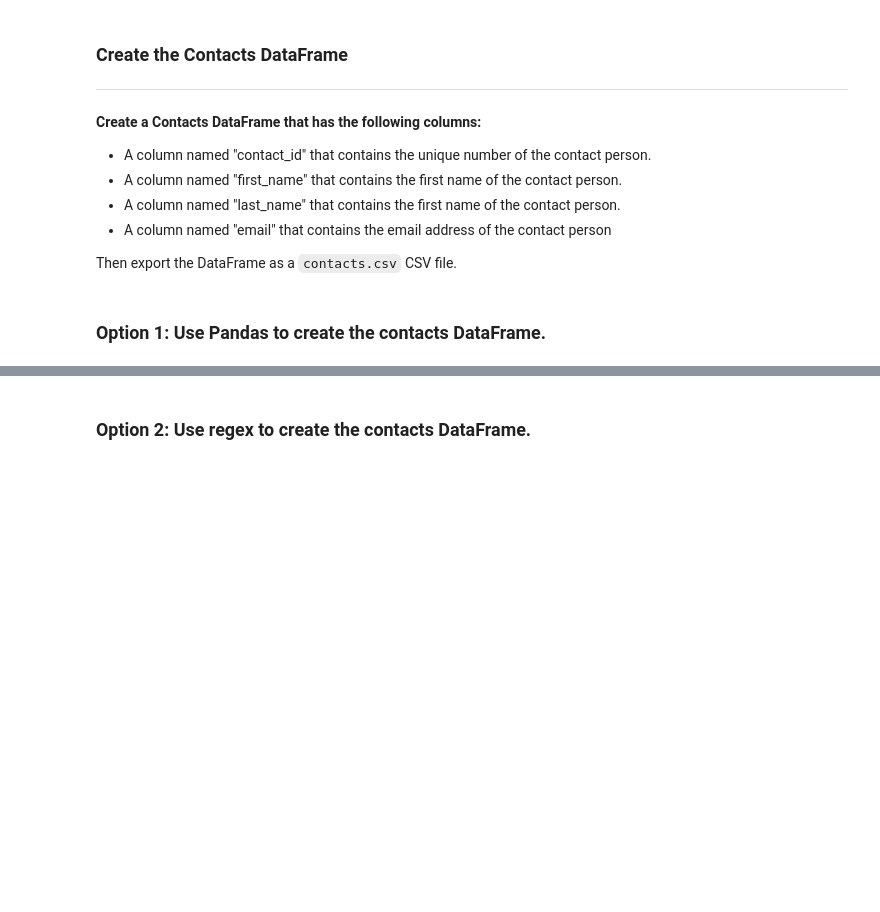
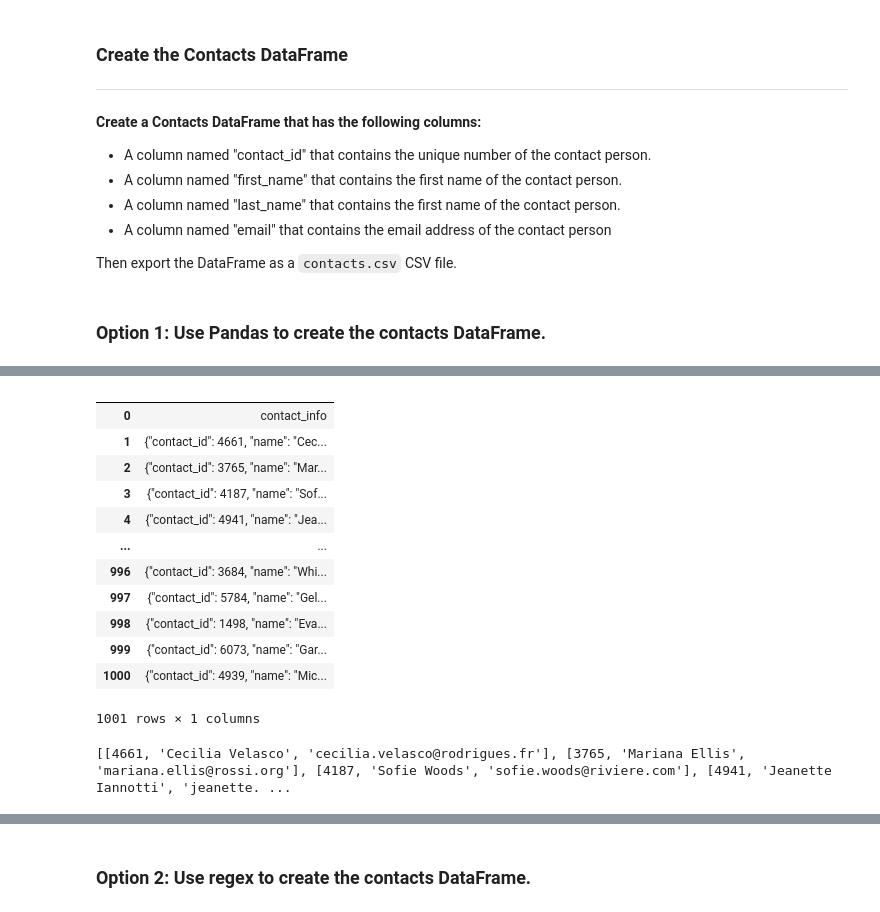
Before and after one commit to AllisonChase/Crowdfunding-ETL, a Jupyter notebook: ETL_Mini_Project_AllisonChase.EllisMcWhirter.ipynb, the cells around one changed output, grey strips where cells are left out. Cells and saved outputs as stored; diff of their text form; code cells hidden in the pictures; blank space fills up the shorter version.

```diff
--- a/ETL_Mini_Project_AllisonChase.EllisMcWhirter.ipynb
+++ b/ETL_Mini_Project_AllisonChase.EllisMcWhirter.ipynb
@@ -341,3 +343,35 @@ print(dict_values)
+# %%
+contact_info_df
+# %% [output]
+|  |  |
+| 0 | contact_info |
+| 1 | {"contact_id": 4661, "name": "Cec... |
+| 2 | {"contact_id": 3765, "name": "Mar... |
+| 3 | {"contact_id": 4187, "name": "Sof... |
+| 4 | {"contact_id": 4941, "name": "Jea... |
+| ... | ... |
+| 996 | {"contact_id": 3684, "name": "Whi... |
+| 997 | {"contact_id": 5784, "name": "Gel... |
+| 998 | {"contact_id": 1498, "name": "Eva... |
+| 999 | {"contact_id": 6073, "name": "Gar... |
+| 1000 | {"contact_id": 4939, "name": "Mic... |
+1001 rows × 1 columns
+# %%
+# Iterate through the contact_info_df and convert each row to a dictionary.
+
+import json
+dict_values = []
+
+for i, row in contact_info_df.iterrows():
+    j = row[0]  # Assuming the JSON string is in the first column
+    data = json.loads(j)  # Use json.loads() for JSON strings
+    list_comp = [m for n, m in data.items()]
+    dict_values.append(list_comp)
+
+# Print out the list of values for each row.
+print(dict_values)
+# %% [output]
+[[4661, 'Cecilia Velasco', 'cecilia.velasco@rodrigues.fr'], [3765, 'Mariana Ellis', 'mariana.ellis@rossi.org'], [4187, 'Sofie Woods', 'sofie.woods@riviere.com'], [4941, 'Jeanette Iannotti', 'jeanette. ...
 # %%
 # Create a contact_info DataFrame and add each list of values, i.e., each row
 # to the 'contact_id', 'name', 'email' columns.
```
Also changed, not shown: parts of 8 cells of this notebook, 1 other file.
